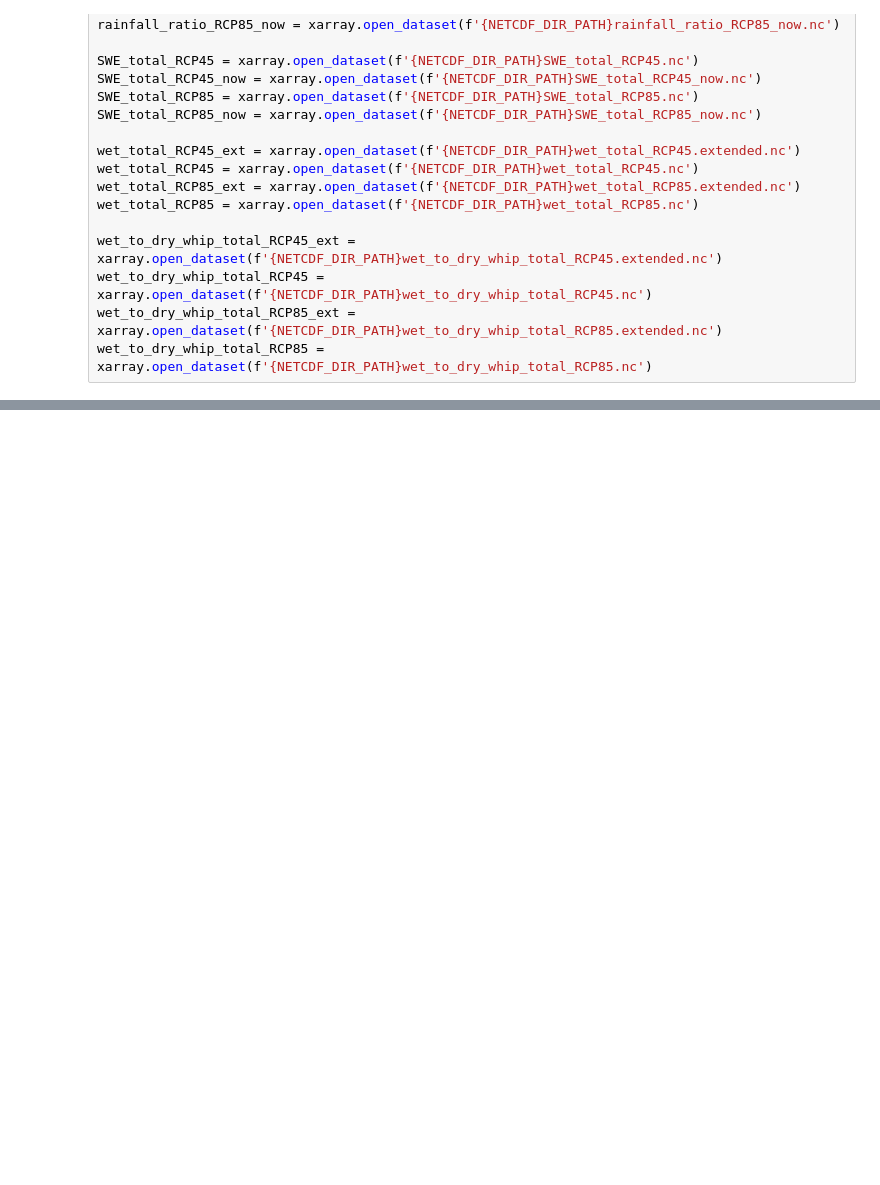
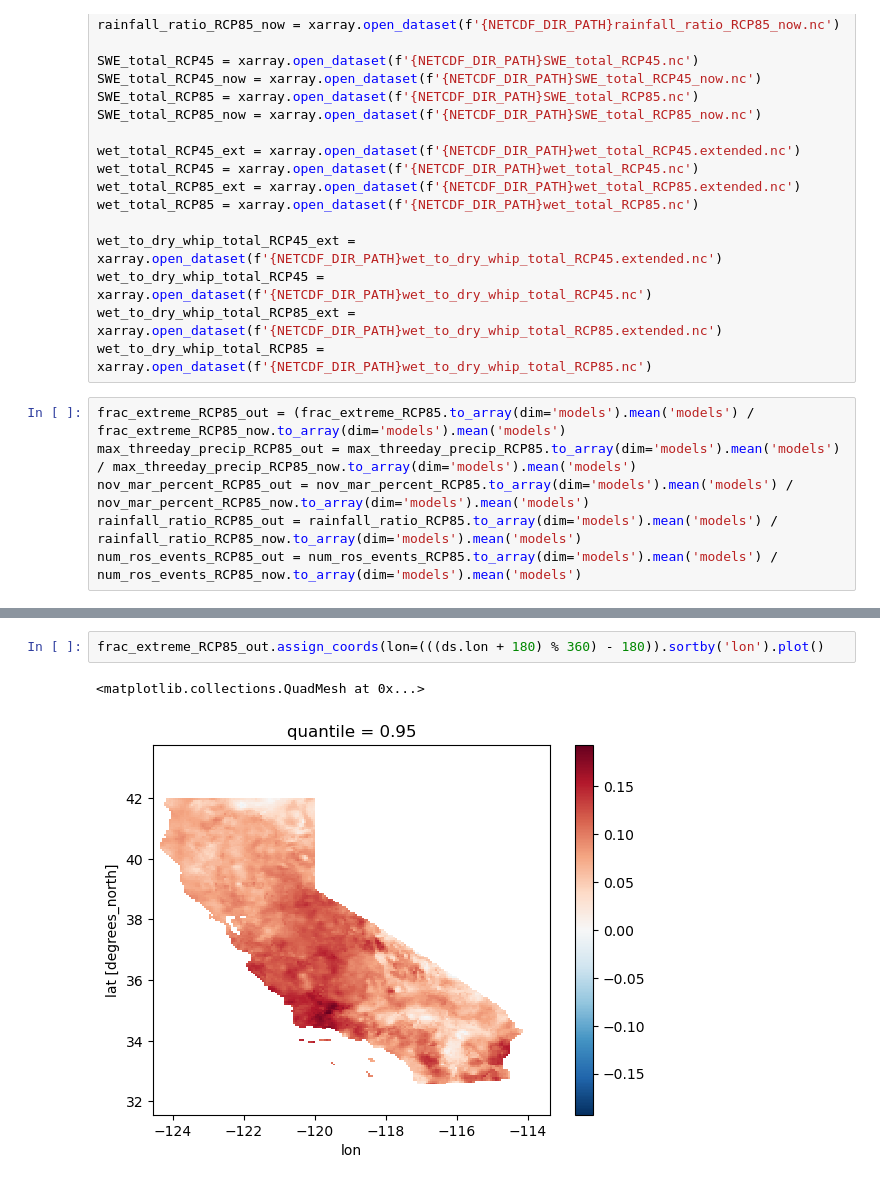
Before and after one commit to AgentOxygen/Troubled-Waters-App, a Jupyter notebook: flask/dev_book.ipynb, the cells around one changed output, grey strips where cells are left out. Cells and saved outputs as stored; diff of their text form; blank space fills up the shorter version.

```diff
--- a/flask/dev_book.ipynb
+++ b/flask/dev_book.ipynb
@@ -71,4 +71,10 @@ wet_to_dry_whip_total_RCP45_ext = xarray.open_dataset(f'{NETCDF_DIR_PATH}wet_to_
 wet_to_dry_whip_total_RCP45 = xarray.open_dataset(f'{NETCDF_DIR_PATH}wet_to_dry_whip_total_RCP45.nc')
 wet_to_dry_whip_total_RCP85_ext = xarray.open_dataset(f'{NETCDF_DIR_PATH}wet_to_dry_whip_total_RCP85.extended.nc')
 wet_to_dry_whip_total_RCP85 = xarray.open_dataset(f'{NETCDF_DIR_PATH}wet_to_dry_whip_total_RCP85.nc')
+# %%
+frac_extreme_RCP85_out = (frac_extreme_RCP85.to_array(dim='models').mean('models') / frac_extreme_RCP85_now.to_array(dim='models').mean('models')
+max_threeday_precip_RCP85_out = max_threeday_precip_RCP85.to_array(dim='models').mean('models') / max_threeday_precip_RCP85_now.to_array(dim='models').mean('models')
+nov_mar_percent_RCP85_out = nov_mar_percent_RCP85.to_array(dim='models').mean('models') / nov_mar_percent_RCP85_now.to_array(dim='models').mean('models')
+rainfall_ratio_RCP85_out = rainfall_ratio_RCP85.to_array(dim='models').mean('models') / rainfall_ratio_RCP85_now.to_array(dim='models').mean('models')
+num_ros_events_RCP85_out = num_ros_events_RCP85.to_array(dim='models').mean('models') / num_ros_events_RCP85_now.to_array(dim='models').mean('models')
 # %%
@@ -84,0 +124,5 @@ Data variables:
+# %%
+frac_extreme_RCP85_out.assign_coords(lon=(((ds.lon + 180) % 360) - 180)).sortby('lon').plot()
+# %% [output]
+<matplotlib.collections.QuadMesh at 0x...>
+[figure, added]
```
Also changed, not shown: parts of 3 cells of this notebook, 17 other files.
